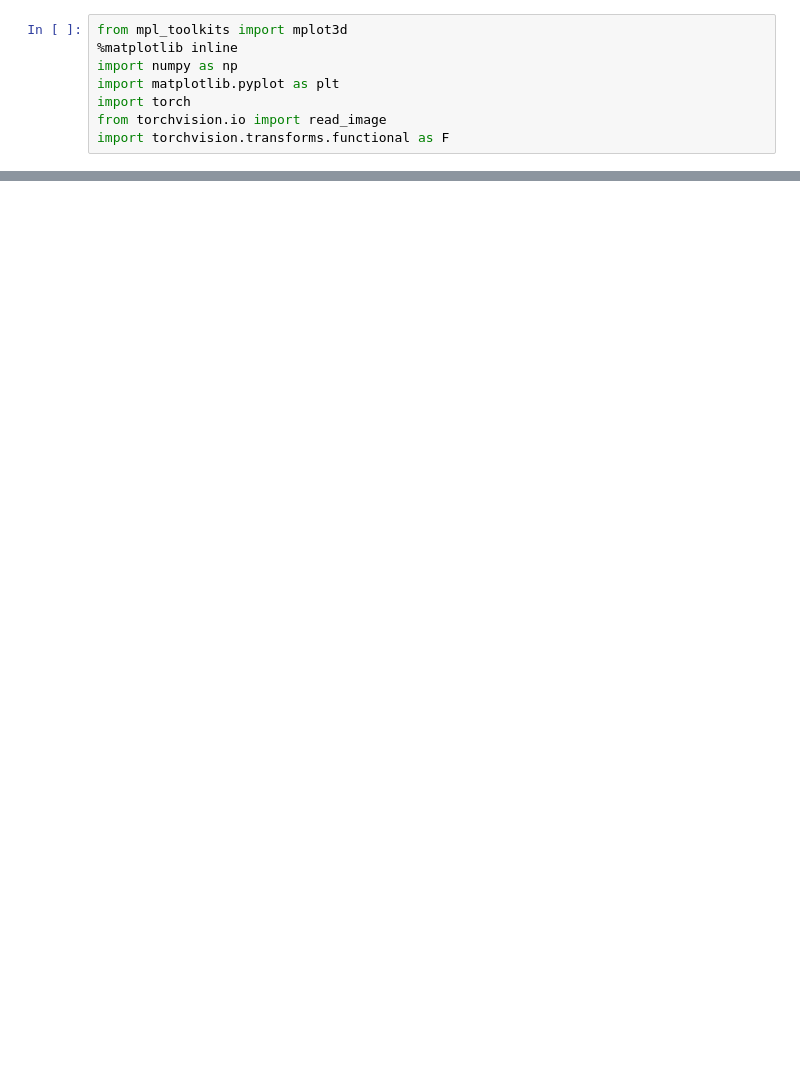
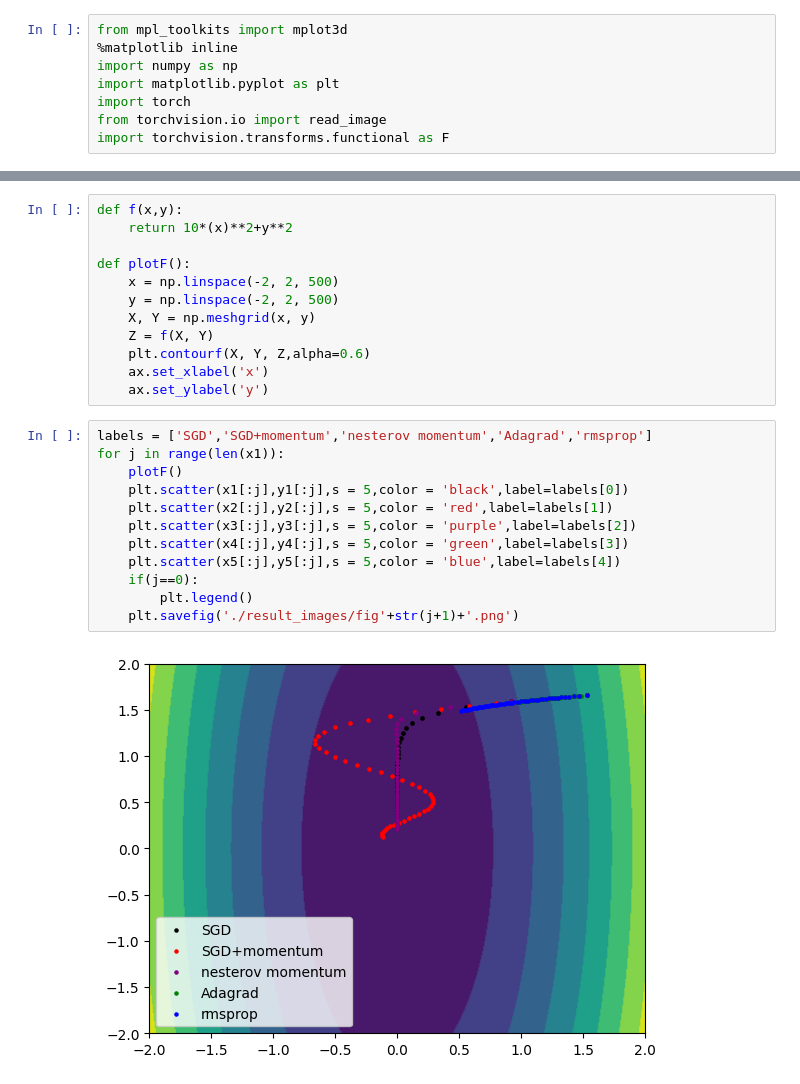
Before and after one commit to karthik6281/dl-course-project, a Jupyter notebook: SGD_Update_rule_variations.ipynb, the cells around one changed output, grey strips where cells are left out. Saved outputs shown, nothing was run; the diff lists cells and outputs as text; blank space fills up the shorter version.

```diff
--- a/SGD_Update_rule_variations.ipynb
+++ b/SGD_Update_rule_variations.ipynb
@@ -149,0 +172,26 @@ for j in range(len(x1)):
+# %%
+def f(x,y):
+    return 10*(x)**2+y**2
+
+def plotF():
+    x = np.linspace(-2, 2, 500)
+    y = np.linspace(-2, 2, 500)
+    X, Y = np.meshgrid(x, y)
+    Z = f(X, Y)
+    plt.contourf(X, Y, Z,alpha=0.6)
+    ax.set_xlabel('x')
+    ax.set_ylabel('y')
+# %%
+labels = ['SGD','SGD+momentum','nesterov momentum','Adagrad','rmsprop']
+for j in range(len(x1)):
+    plotF()
+    plt.scatter(x1[:j],y1[:j],s = 5,color = 'black',label=labels[0])
+    plt.scatter(x2[:j],y2[:j],s = 5,color = 'red',label=labels[1])
+    plt.scatter(x3[:j],y3[:j],s = 5,color = 'purple',label=labels[2])
+    plt.scatter(x4[:j],y4[:j],s = 5,color = 'green',label=labels[3])
+    plt.scatter(x5[:j],y5[:j],s = 5,color = 'blue',label=labels[4])
+    if(j==0):
+        plt.legend()
+    plt.savefig('./result_images/fig'+str(j+1)+'.png')
+# %% [output]
+[figure, added]
```
Also changed, not shown: parts of 8 cells of this notebook, 53 other files.
